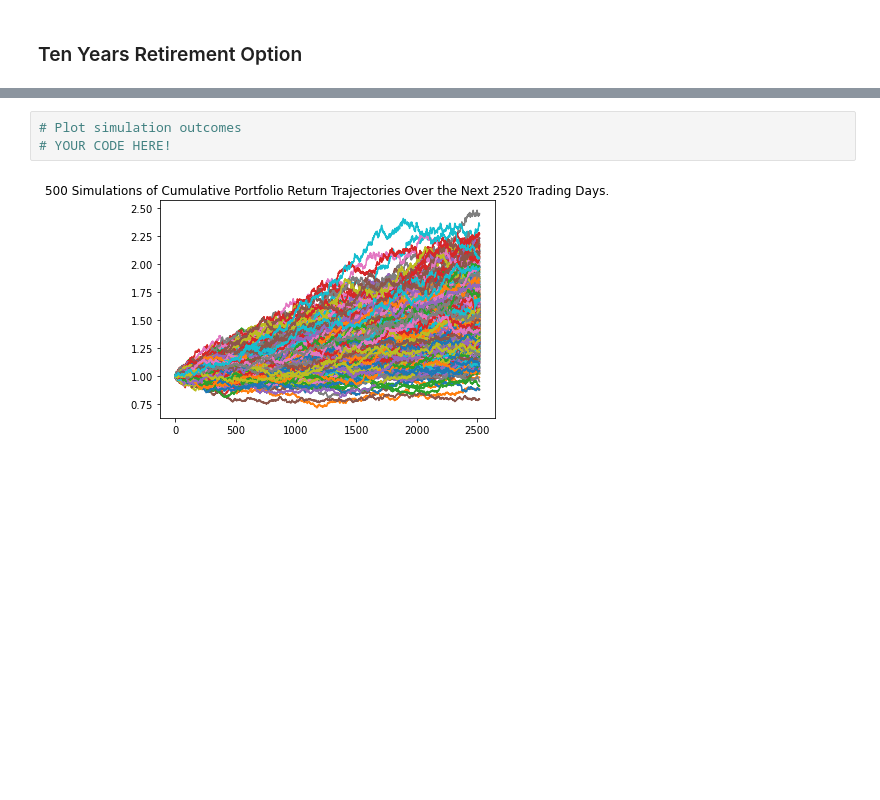
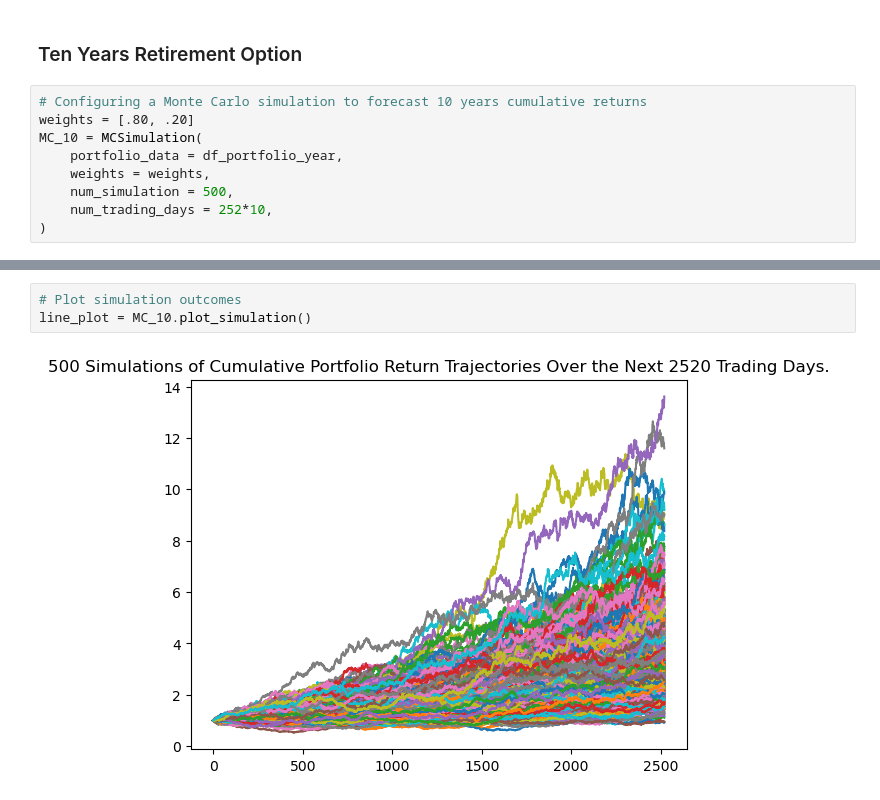
Before and after one commit to KPass1000/module-5, a Jupyter notebook: financial-planner.ipynb, the cells around one changed output, grey strips where cells are left out. Saved outputs shown, nothing was run; the diff lists cells and outputs as text; blank space fills up the shorter version.

```diff
--- a/financial-planner.ipynb
+++ b/financial-planner.ipynb
@@ -445,3 +439,12 @@ There is a 95% chance that an initial investment of $60000 in the portfolio over
 # %% [markdown]
 ### Ten Years Retirement Option
+# %%
+# Configuring a Monte Carlo simulation to forecast 10 years cumulative returns
+weights = [.80, .20]
+MC_10 = MCSimulation(
+    portfolio_data = df_portfolio_year,
+    weights = weights,
+    num_simulation = 500,
+    num_trading_days = 252*10,
+)
 # %%
@@ -484,7 +477,7 @@ Running Monte Carlo simulation number 490.
 # %%
 # Plot simulation outcomes
-# YOUR CODE HERE!
+line_plot = MC_10.plot_simulation()
 # %% [output]
-[figure, old version]
+[figure, new version]
 # %%
 # Plot probability distribution and confidence intervals
```
Also changed, not shown: parts of 22 cells of this notebook.
